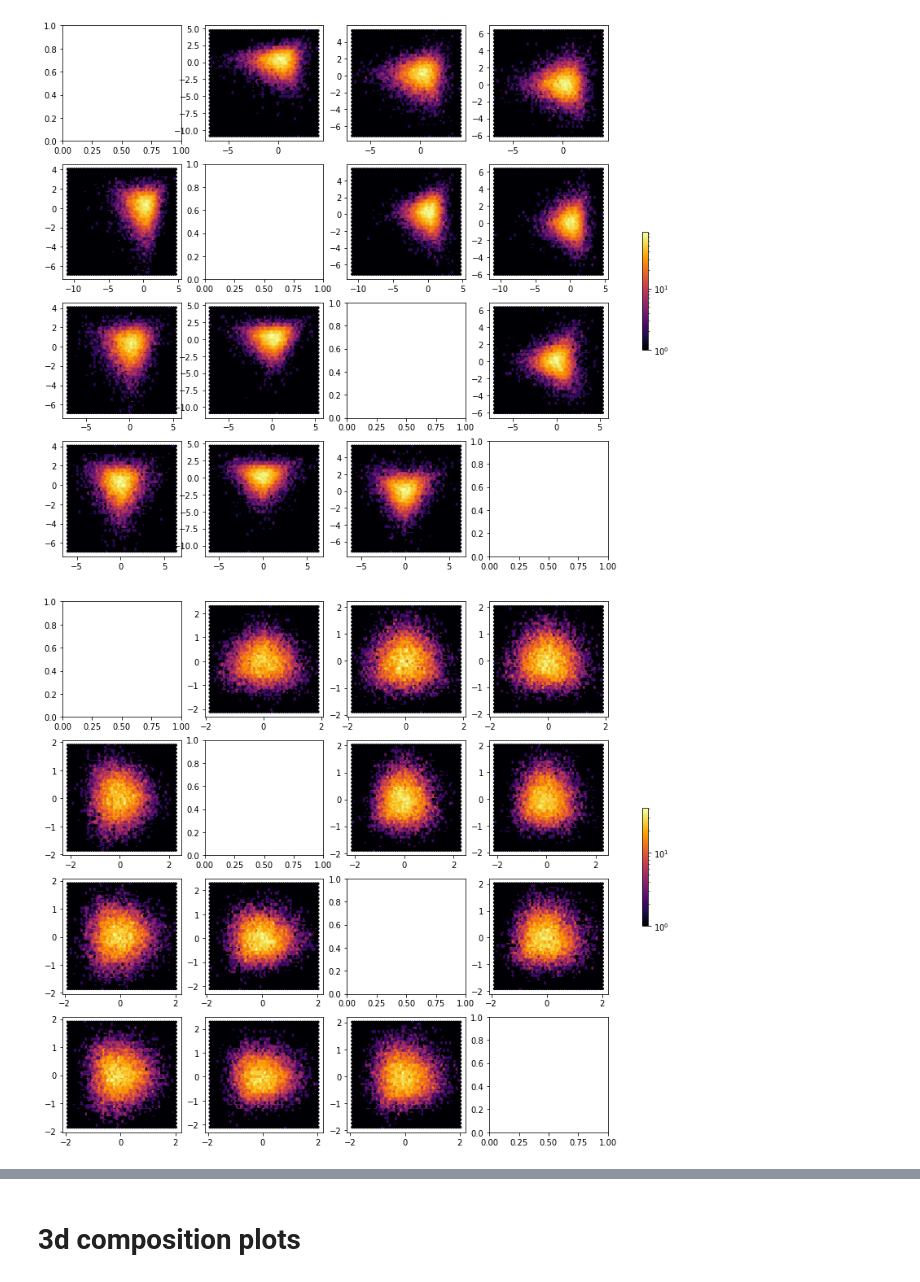
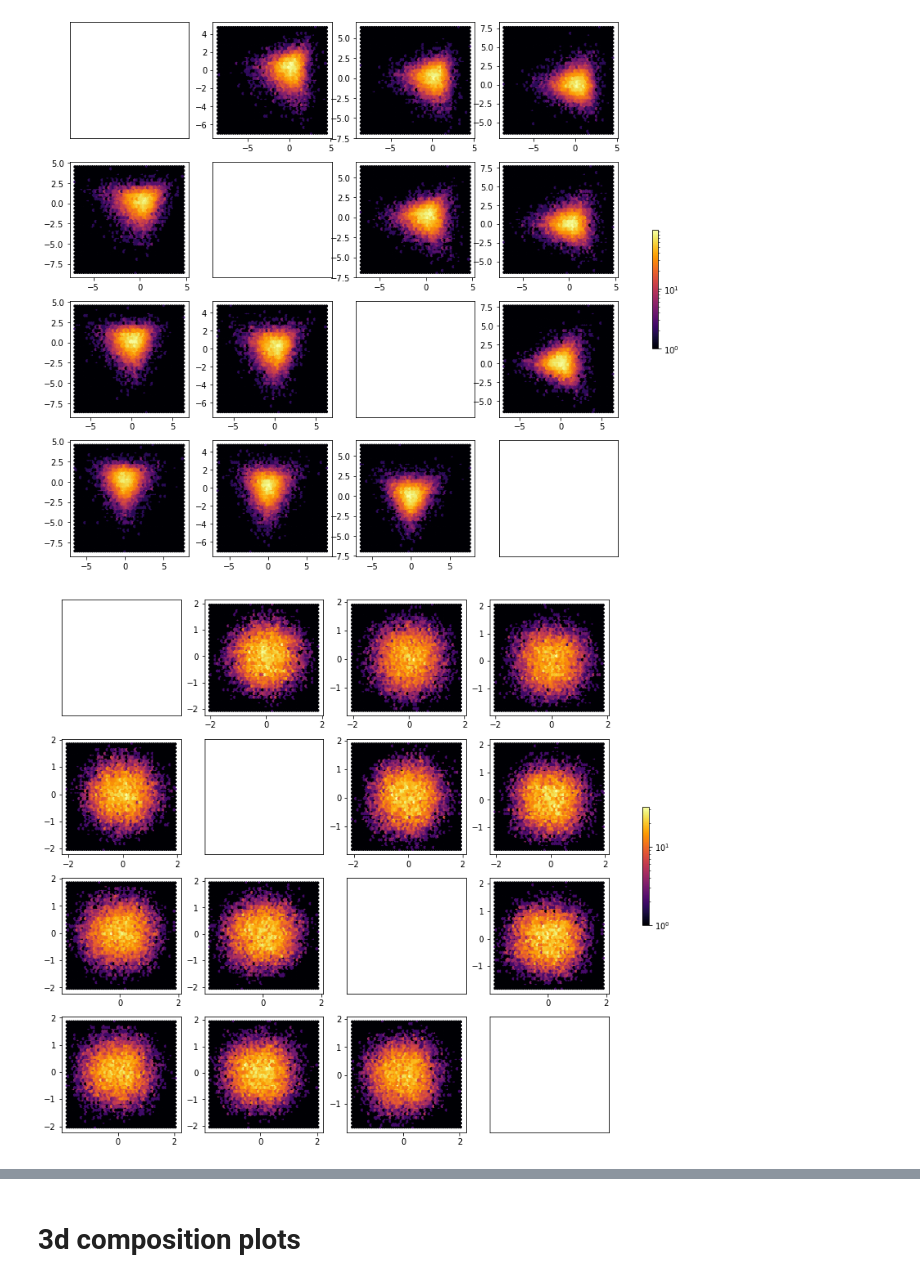
Before and after one commit to ccfreeman/transforming_the_simplex, a Jupyter notebook: random_simplex_experiments.ipynb, the cells around one changed output, grey strips where cells are left out. Cells and saved outputs as stored; diff of their text form; code cells hidden in the pictures.

```diff
--- a/random_simplex_experiments.ipynb
+++ b/random_simplex_experiments.ipynb
@@ -60,13 +60,26 @@ def ilr_boxcox(a, p):
     """
     The isometric logratio transformation function turns a given composition into an orthonormal
     basis in D-1 dimensions on the basis of a given variable (by default, the first column).
+
+    This is the generalized form of ILR with parameter p. For p=0, this is just a log transform.
     """
-    x = (np.e ** (p * np.log(a)) - 1) / p
-    x = np.apply_along_axis(lambda val: (np.e ** (p * val) - 1) / p, axis=0, arr=x)
-    x -= x.mean(axis=1).reshape(x.shape[0], 1)
-    H = helmert(a.shape[1], full=False)
-    H = H.transpose() / np.array([[2 for x in range(a.shape[1]-1)] for row in range(a.shape[1])])**(1/2)
-    return np.matmul(x, H)
+#     x = (np.e ** (p * np.log(a)) - 1) / p
+#     x = np.apply_along_axis(lambda val: (np.e ** (p * val) - 1) / p, axis=0, arr=x)
+#     x -= x.mean(axis=1).reshape(x.shape[0], 1)
+#     H = helmert(a.shape[1], full=False)
+#     H = H.transpose() / np.array([[2 for x in range(a.shape[1]-1)] for row in range(a.shape[1])])**(1/2)
+#     return np.matmul(x, H)
+
+    x = np.log(a)
+    # Box-cox transform if the value of p is non-zero
+    if p != 0:
+        x = (np.e**(p*x) - 1) / p
+    # Now we recenter values
+    x = x - np.mean(x, axis=1).reshape((x.shape[0], 1))
+    # Generate a helmert matrix of k*(k-1) proportions
+    H = helmert(x.shape[1])
+    # Return the matrix multiplacation, rotated and reflected
+    return np.matmul(x, np.transpose(H)) * (-1)
 
 
 def plotCompositionPairs(data):
@@ -78,6 +91,10 @@ def plotCompositionPairs(data):
     for i in range(data.shape[1]):
         for j in range(data.shape[1]):
             if i==j:
+                axs[i,j].set_yticklabels([])
+                axs[i,j].set_xticklabels([])
+                axs[i,j].get_xaxis().set_ticks([])
+                axs[i,j].get_yaxis().set_ticks([])
                 continue
             ax = axs[i, j].hexbin(x=data[:, i], y=data[:, j], bins='log', gridsize=50, cmap='inferno')
 
@@ -102,8 +132,8 @@ plotCompositionPairs(clr_boxcox(data, 0.25))
 # %%
 plotCompositionPairs(ilr(data))
 # %% [output]
-[figure, old version]
+[figure, new version]
 # %%
-plotCompositionPairs(ilr_boxcox(data, .1))
+plotCompositionPairs(ilr_boxcox(data, .3))
 # %% [output]
-[figure, old version]
+[figure, new version]
```
Also changed, not shown: parts of 13 cells of this notebook, 1 other file.
